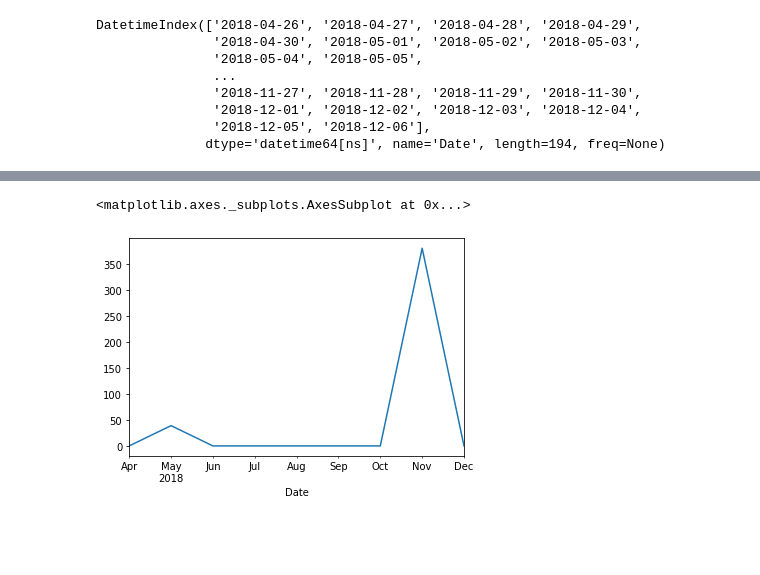
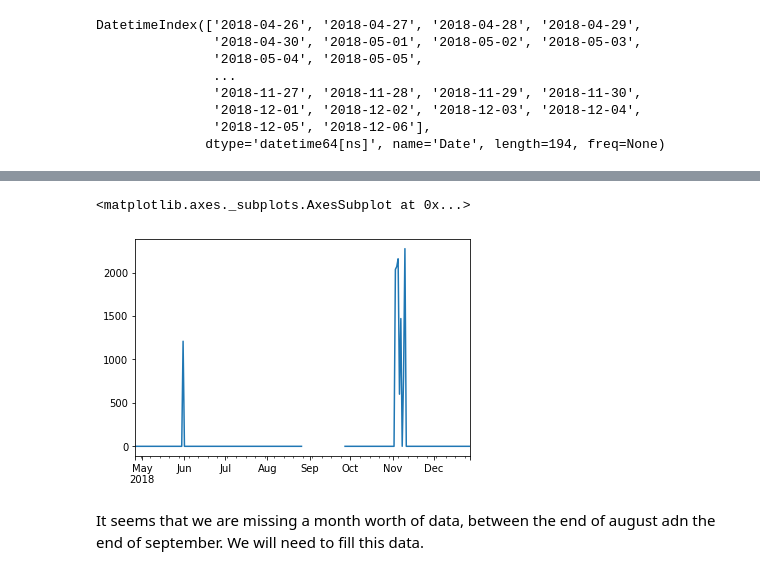
Before and after one commit to guedanie/fitbit-time-series-analysis, a Jupyter notebook: fitbit_prepare_notebook.ipynb, the cells around one changed output, grey strips where cells are left out. Cells and saved outputs as stored; diff of their text form; code cells hidden in the pictures; blank space fills up the shorter version.

Commit message:
finished prepare, added new notes on how to impude missing values

```diff
--- a/fitbit_prepare_notebook.ipynb
+++ b/fitbit_prepare_notebook.ipynb
@@ -54,8 +63,0 @@ rows = acquire.read_csv_file(filename)
-# %%
-indices = []
-for i, elem in enumerate(rows):
-    if rows[i] != []:
-
-        if 'Food Log' in rows[i][0]:
-            indices.append(i)
-# Finds the indeces where it says food log
@@ -189,4 +114,4 @@ DatetimeIndex(['2018-04-26', '2018-04-27', '2018-04-28', '2018-04-29',
                '2018-12-05', '2018-12-06'],
               dtype='datetime64[ns]', name='Date', length=194, freq=None)
 # %%
-pd.concat([df,df_1], axis=1)
+fitbit = pd.concat([df,df_1], axis=1)
@@ -207,0 +118,5 @@ pd.concat([df,df_1], axis=1)
+# %%
+fitbit["Calories Burned"] = fitbit["Calories Burned"].fillna(fitbit["2018-11-28":]["Calories Burned"].mean())
+# %%
+for col in fitbit:
+    fitbit[col] = fitbit[col].fillna(fitbit["2018-11-28":][col].mean())
@@ -208,5 +141,7 @@ pd.concat([df,df_1], axis=1)
 # %%
-df.calories.resample("M").mean().plot.line()
+fitbit.calories.resample("D").mean().plot.line()
 # %% [output]
 <matplotlib.axes._subplots.AxesSubplot at 0x...>
-[figure, old version]
+[figure, new version]
+# %% [markdown]
+It seems that we are missing a month worth of data, between the end of august adn the end of september. We will need to fill this data.
```
Also changed, not shown: parts of 30 cells of this notebook.
